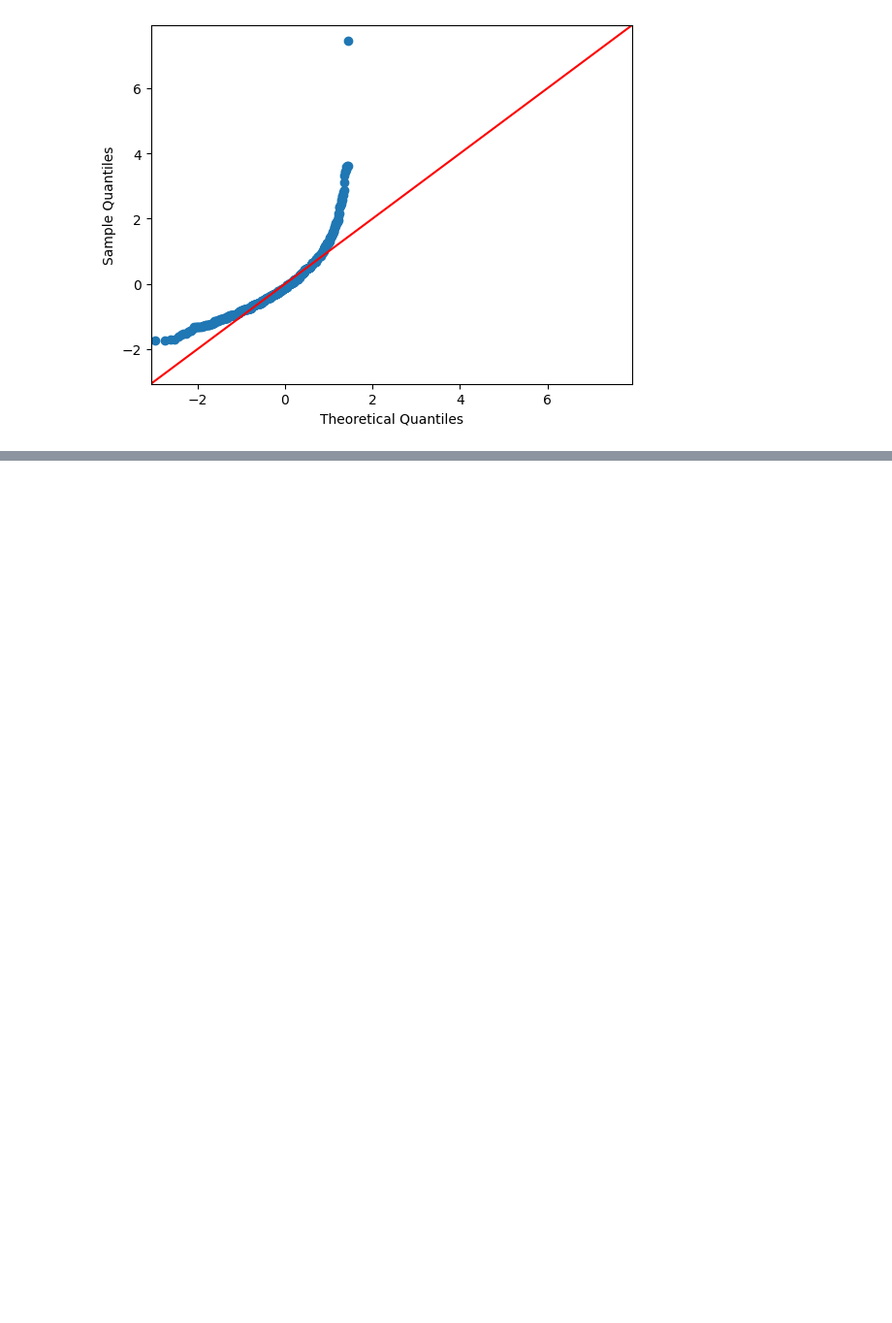
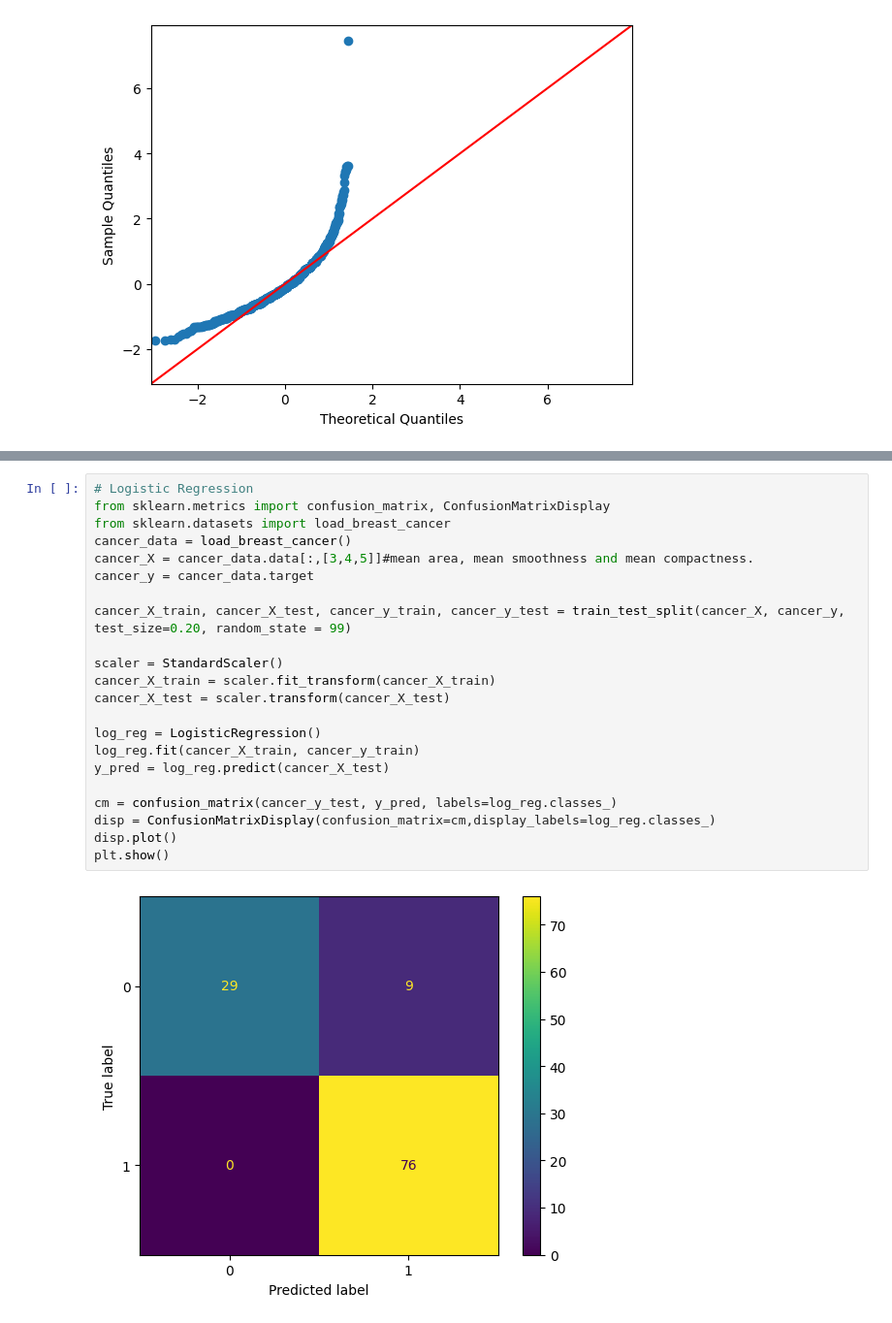
Before and after one commit to eigenmannmartin/ZHAW-Data-Science-Fundamentals, a Jupyter notebook: exam/exam.ipynb, the cells around one changed output, grey strips where cells are left out. Shown at 97% size. Drawn from its saved outputs; the diff is of its cells as text; blank space fills up the shorter version.

```diff
--- a/exam/exam.ipynb
+++ b/exam/exam.ipynb
@@ -136,0 +314,24 @@ py.show()
+# %%
+# Logistic Regression
+from sklearn.metrics import confusion_matrix, ConfusionMatrixDisplay
+from sklearn.datasets import load_breast_cancer
+cancer_data = load_breast_cancer()
+cancer_X = cancer_data.data[:,[3,4,5]]#mean area, mean smoothness and mean compactness.
+cancer_y = cancer_data.target
+
+cancer_X_train, cancer_X_test, cancer_y_train, cancer_y_test = train_test_split(cancer_X, cancer_y, test_size=0.20, random_state = 99)
+
+scaler = StandardScaler()
+cancer_X_train = scaler.fit_transform(cancer_X_train)
+cancer_X_test = scaler.transform(cancer_X_test)
+
+log_reg = LogisticRegression()
+log_reg.fit(cancer_X_train, cancer_y_train)
+y_pred = log_reg.predict(cancer_X_test)
+
+cm = confusion_matrix(cancer_y_test, y_pred, labels=log_reg.classes_)
+disp = ConfusionMatrixDisplay(confusion_matrix=cm,display_labels=log_reg.classes_)
+disp.plot()
+plt.show()
+# %% [output]
+[figure, added]
```
Also changed, not shown: parts of 12 cells of this notebook, 2 other files.
